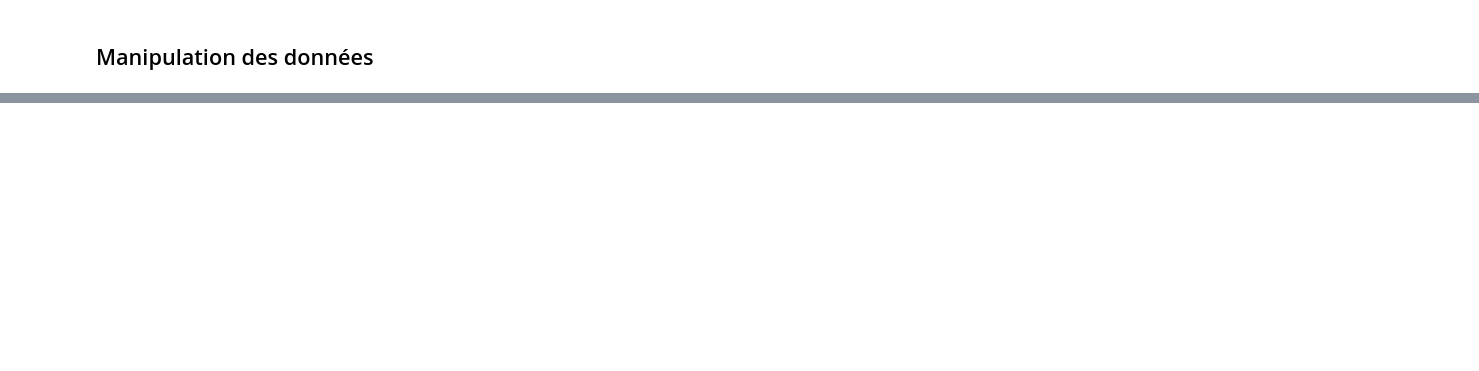
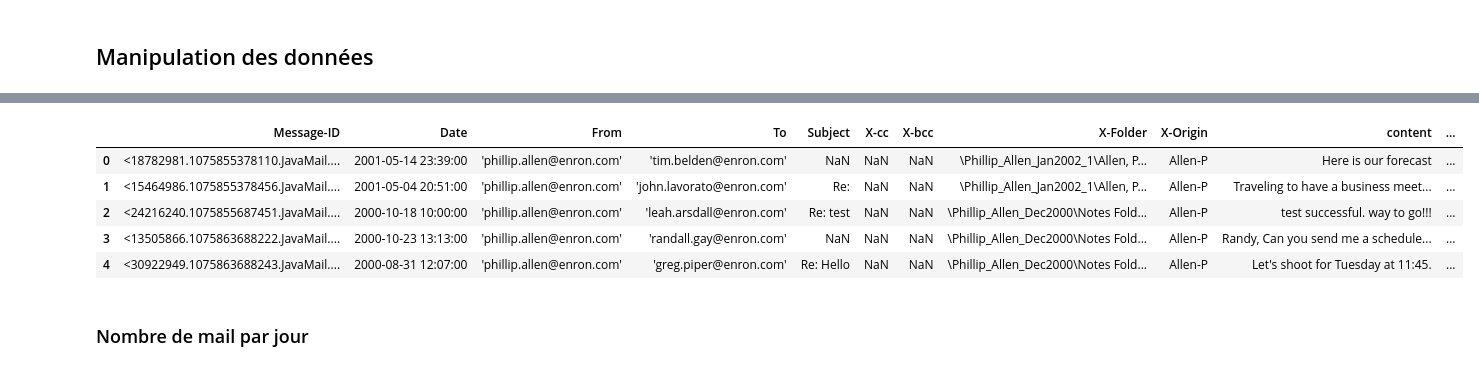
Before and after one commit to Rudy-balzano/ProjetDataScience, a Jupyter notebook: DS_project.ipynb, the cells around one changed output, grey strips where cells are left out. Cells and saved outputs as stored; diff of their text form; code cells hidden in the pictures; blank space fills up the shorter version.

```diff
--- a/DS_project.ipynb
+++ b/DS_project.ipynb
@@ -88,0 +144,3 @@ dataset['Year'] = dataset['Date'].apply(lambda x: x.split('-')[0])
+# %%
+#Calcul de la longueur du sujet en nombre de caractère
+dataset['subject_size'] = dataset['Subject'].apply(lambda x: 0 if 'nan' in str(x).lower() else len(str(x)))
@@ -88,0 +149,3 @@ dataset['Year'] = dataset['Date'].apply(lambda x: x.split('-')[0])
+# %%
+#Mail transmit
+dataset['forwarded_mail'] = dataset['content'].apply(lambda x: 1 if '---------------------- forwarded by' in str(x).lower() else 0)
@@ -88,0 +175,19 @@ dataset['Year'] = dataset['Date'].apply(lambda x: x.split('-')[0])
+# %%
+#Mail transmit avec un commentaire
+def mail_transmit_avec_commentaire (content) :
+    if '---------------------- forwarded by' in str(content).lower():
+        msg=''
+        res = content.split()
+        for i in range(3):
+            msg += res[i]
+        if '---------------------- forwarded by' not in msg:
+            return 1
+        else :
+            return 0
+    else:
+        return 0
+
+dataset['mail_transmit_avec_commentaire'] =0
+
+for i in range(len(dataset)):
+    dataset['mail_transmit_avec_commentaire'][i] = mail_transmit_avec_commentaire(str(dataset['content'][i]))
@@ -88,0 +222,12 @@ dataset['Year'] = dataset['Date'].apply(lambda x: x.split('-')[0])
+# %%
+#Nombre de cc
+def nb_cc (content):
+    if str(content).lower() == 'nan':
+        return 0
+    else:
+        return len(content.split(','))
+
+dataset['nb_cc'] = 0
+
+for i in range(len(dataset)):
+    dataset['nb_cc'][i] = nb_cc(dataset['X-cc'][i])
@@ -88,0 +259,11 @@ dataset['Year'] = dataset['Date'].apply(lambda x: x.split('-')[0])
+# %%
+dataset.head()
+# %% [output]
+|  | Message-ID | Date | From | To | Subject | X-cc | X-bcc | X-Folder | X-Origin | content | ... |
+| 0 | <18782981.1075855378110.JavaMail.... | 2001-05-14 23:39:00 | 'phillip.allen@enron.com' | 'tim.belden@enron.com' | NaN | NaN | NaN | \Phillip_Allen_Jan2002_1\Allen, P... | Allen-P | Here is our forecast | ... |
+| 1 | <15464986.1075855378456.JavaMail.... | 2001-05-04 20:51:00 | 'phillip.allen@enron.com' | 'john.lavorato@enron.com' | Re: | NaN | NaN | \Phillip_Allen_Jan2002_1\Allen, P... | Allen-P | Traveling to have a business meet... | ... |
+| 2 | <24216240.1075855687451.JavaMail.... | 2000-10-18 10:00:00 | 'phillip.allen@enron.com' | 'leah.arsdall@enron.com' | Re: test | NaN | NaN | \Phillip_Allen_Dec2000\Notes Fold... | Allen-P | test successful. way to go!!! | ... |
+| 3 | <13505866.1075863688222.JavaMail.... | 2000-10-23 13:13:00 | 'phillip.allen@enron.com' | 'randall.gay@enron.com' | NaN | NaN | NaN | \Phillip_Allen_Dec2000\Notes Fold... | Allen-P | Randy, Can you send me a schedule... | ... |
+| 4 | <30922949.1075863688243.JavaMail.... | 2000-08-31 12:07:00 | 'phillip.allen@enron.com' | 'greg.piper@enron.com' | Re: Hello | NaN | NaN | \Phillip_Allen_Dec2000\Notes Fold... | Allen-P | Let's shoot for Tuesday at 11:45. | ... |
+# %% [markdown]
+### Nombre de mail par jour
```
Also changed, not shown: parts of 70 cells of this notebook, 1 other file.
